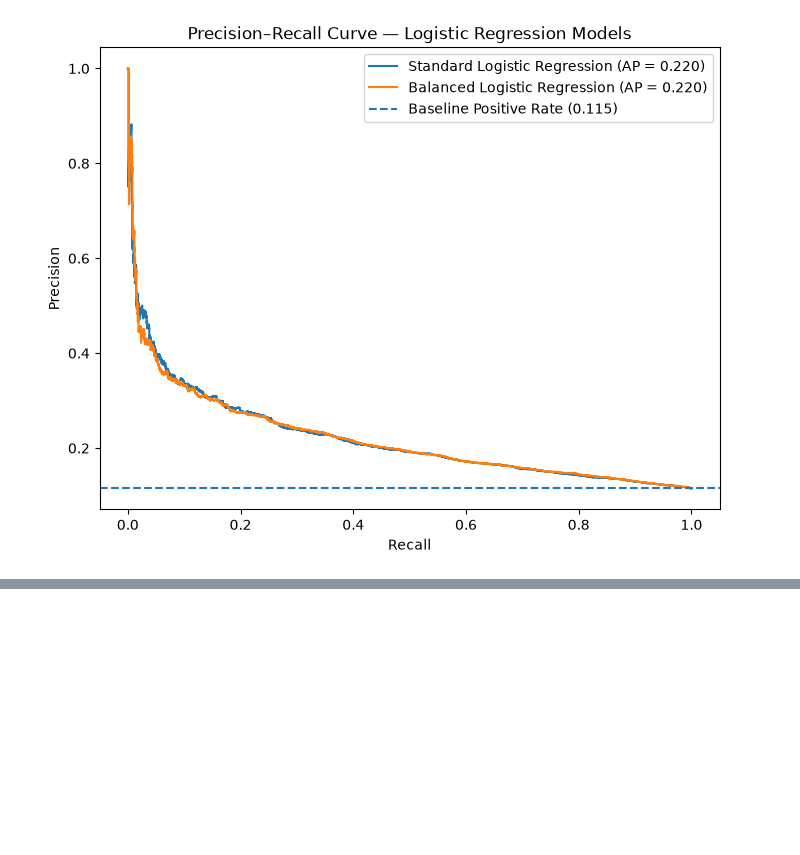
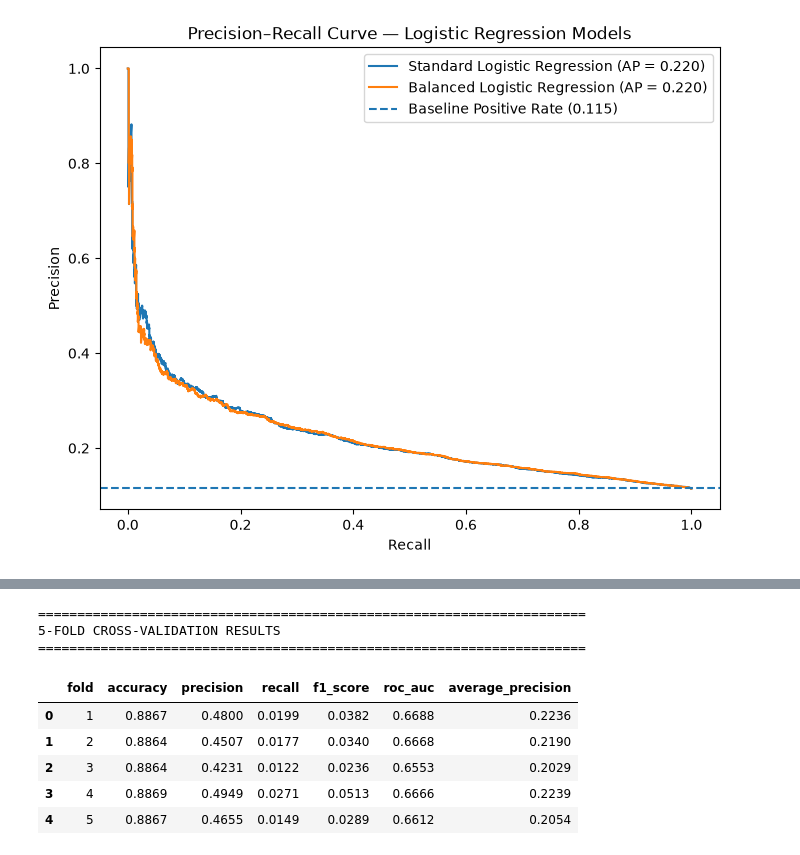
Before and after one commit to amanchaurasia512/diabetes-130-hospitals, a Jupyter notebook: Notebook/04_machine_learning_modeling.ipynb, the cells around one changed output, grey strips where cells are left out. Saved outputs shown, nothing was run; the diff lists cells and outputs as text; code cells hidden in the pictures; blank space fills up the shorter version.

```diff
--- a/Notebook/04_machine_learning_modeling.ipynb
+++ b/Notebook/04_machine_learning_modeling.ipynb
@@ -1629,0 +1729,21 @@ plt.show()
+# %%
+# ============================================================
+# STANDARD LOGISTIC REGRESSION PIPELINE
+# ============================================================
+
+logistic_pipeline = Pipeline(
+    steps=[
+        (
+            "preprocessor",
+            preprocessor
+        ),
+        (
+            "model",
+            LogisticRegression(
+                class_weight=None,
+                max_iter=1000,
+                random_state=42
+            )
+        )
+    ]
+)
@@ -1629,0 +1891,24 @@ plt.show()
+# %%
+# ============================================================
+# CROSS-VALIDATION RESULTS
+# ============================================================
+
+cv_results_df = pd.DataFrame(cv_results)
+
+print("\n" + "=" * 70)
+print("5-FOLD CROSS-VALIDATION RESULTS")
+print("=" * 70)
+
+display(
+    cv_results_df.round(4)
+)
+# %% [output]
+======================================================================
+5-FOLD CROSS-VALIDATION RESULTS
+======================================================================
+|  | fold | accuracy | precision | recall | f1_score | roc_auc | average_precision |
+| 0 | 1 | 0.8867 | 0.4800 | 0.0199 | 0.0382 | 0.6688 | 0.2236 |
+| 1 | 2 | 0.8864 | 0.4507 | 0.0177 | 0.0340 | 0.6668 | 0.2190 |
+| 2 | 3 | 0.8864 | 0.4231 | 0.0122 | 0.0236 | 0.6553 | 0.2029 |
+| 3 | 4 | 0.8869 | 0.4949 | 0.0271 | 0.0513 | 0.6666 | 0.2239 |
+| 4 | 5 | 0.8867 | 0.4655 | 0.0149 | 0.0289 | 0.6612 | 0.2054 |
```
Also changed, not shown: parts of 14 cells of this notebook.
